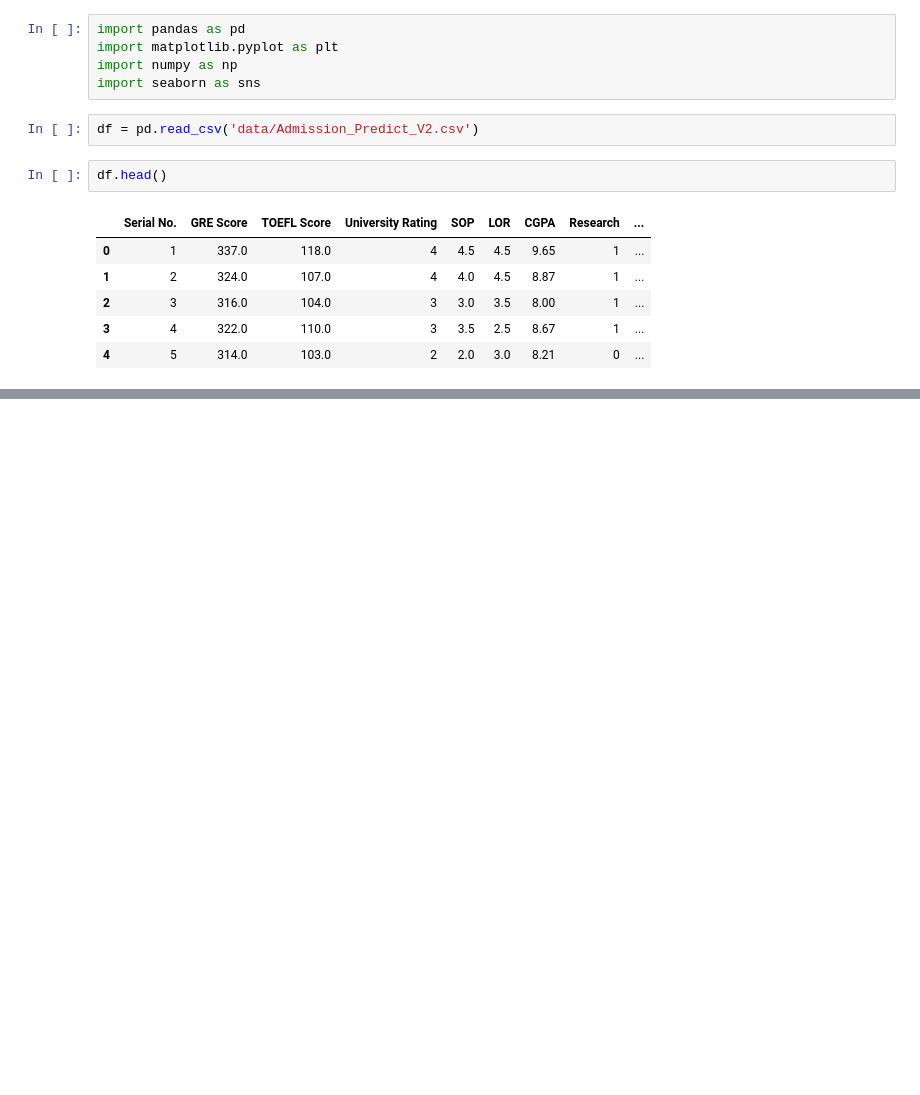
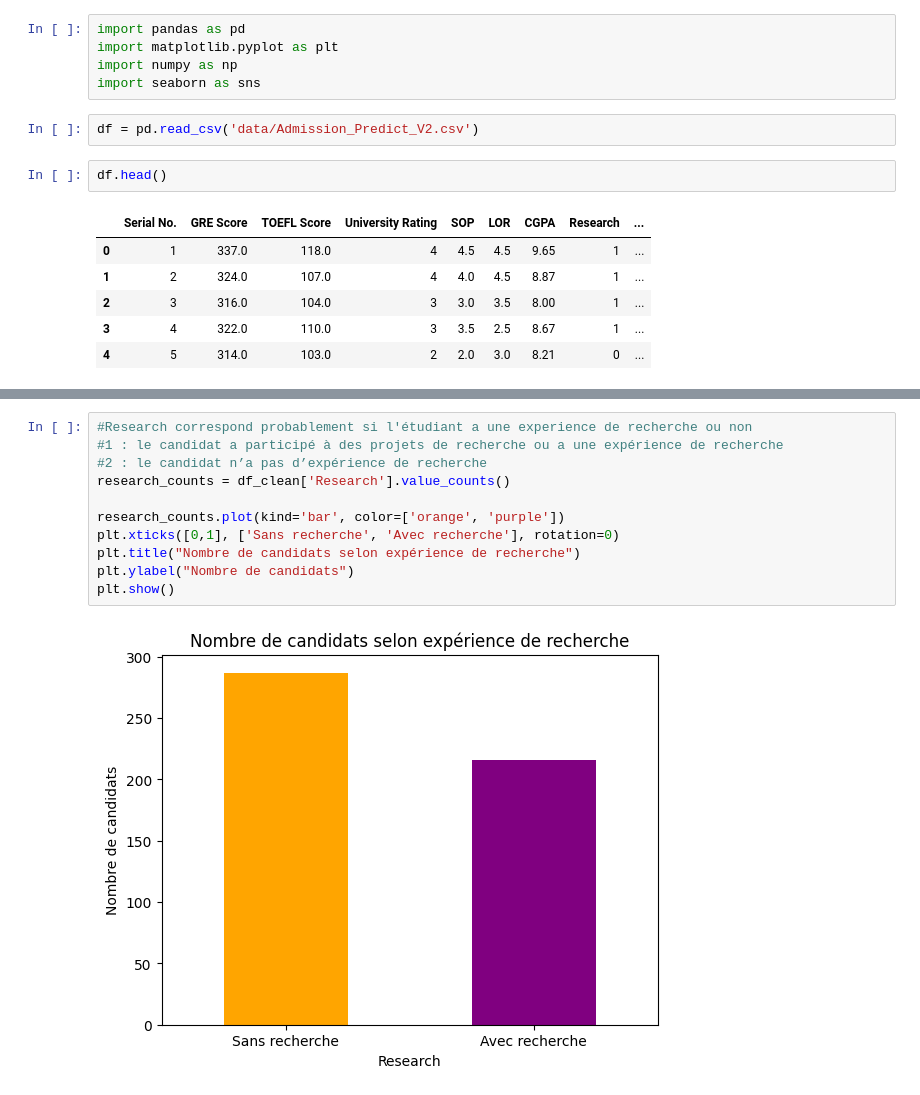
Before and after one commit to rasolonjanahary/Projet-de-fin-de-L2, a Jupyter notebook: APV_V2.ipynb, the cells around one changed output, grey strips where cells are left out. Saved outputs shown, nothing was run; the diff lists cells and outputs as text; blank space fills up the shorter version.

```diff
--- a/APV_V2.ipynb
+++ b/APV_V2.ipynb
@@ -36,0 +113,13 @@ memory usage: 43.1 KB
+# %%
+#Research correspond probablement si l'étudiant a une experience de recherche ou non
+#1 : le candidat a participé à des projets de recherche ou a une expérience de recherche
+#2 : le candidat n’a pas d’expérience de recherche
+research_counts = df_clean['Research'].value_counts()
+
+research_counts.plot(kind='bar', color=['orange', 'purple'])
+plt.xticks([0,1], ['Sans recherche', 'Avec recherche'], rotation=0)
+plt.title("Nombre de candidats selon expérience de recherche")
+plt.ylabel("Nombre de candidats")
+plt.show()
+# %% [output]
+[figure, added]
```
Also changed, not shown: parts of 17 cells of this notebook.
